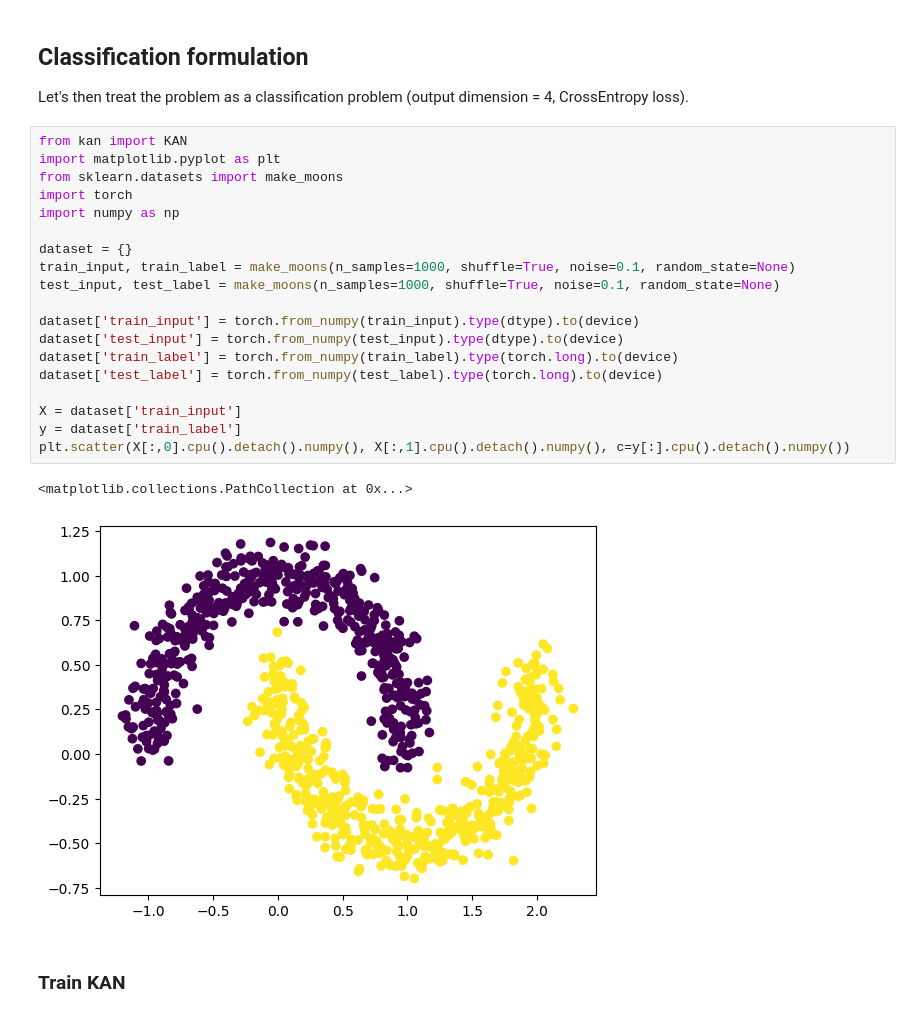
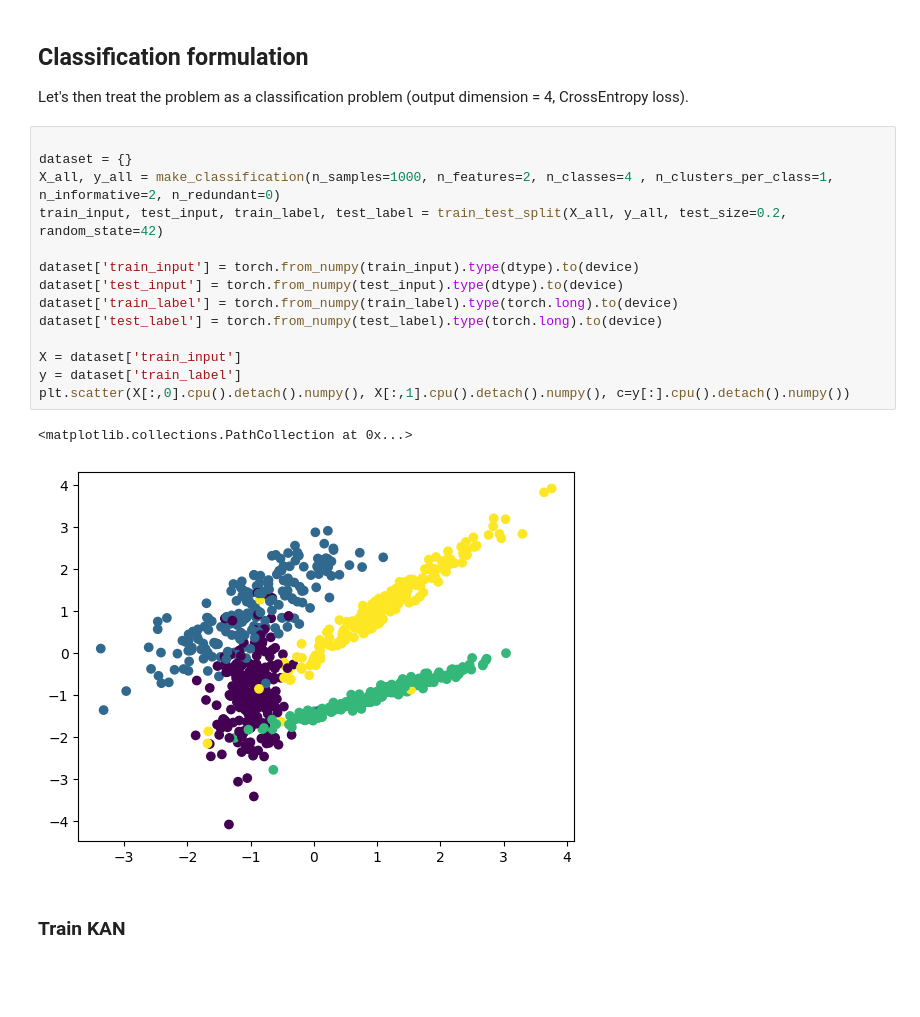
Before and after one commit to HoangTung-Vu/Tutorial_KAN, a Jupyter notebook: kan_classfication_.ipynb, the cells around one changed output. Drawn from its saved outputs; the diff is of its cells as text; blank space fills up the shorter version.

```diff
--- a/kan_classfication_.ipynb
+++ b/kan_classfication_.ipynb
@@ -80,27 +81,22 @@ test acc of the formula: tensor(0.9990, device='cuda:0')
 
 Let's then treat the problem as a classification problem (output dimension = 4, CrossEntropy loss).
 # %%
-from kan import KAN
-import matplotlib.pyplot as plt
-from sklearn.datasets import make_moons
-import torch
-import numpy as np
 
 dataset = {}
-train_input, train_label = make_moons(n_samples=1000, shuffle=True, noise=0.1, random_state=None)
-test_input, test_label = make_moons(n_samples=1000, shuffle=True, noise=0.1, random_state=None)
+X_all, y_all = make_classification(n_samples=1000, n_features=2, n_classes=4 , n_clusters_per_class=1, n_informative=2, n_redundant=0)
+train_input, test_input, train_label, test_label = train_test_split(X_all, y_all, test_size=0.2, random_state=42)
 
 dataset['train_input'] = torch.from_numpy(train_input).type(dtype).to(device)
 dataset['test_input'] = torch.from_numpy(test_input).type(dtype).to(device)
 dataset['train_label'] = torch.from_numpy(train_label).type(torch.long).to(device)
 dataset['test_label'] = torch.from_numpy(test_label).type(torch.long).to(device)
 
 X = dataset['train_input']
 y = dataset['train_label']
 plt.scatter(X[:,0].cpu().detach().numpy(), X[:,1].cpu().detach().numpy(), c=y[:].cpu().detach().numpy())
 # %% [output]
 <matplotlib.collections.PathCollection at 0x...>
-[figure, old version]
+[figure, new version]
 # %% [markdown]
 ### Train KAN
 # %%
```
Also changed, not shown: parts of 10 cells of this notebook.
